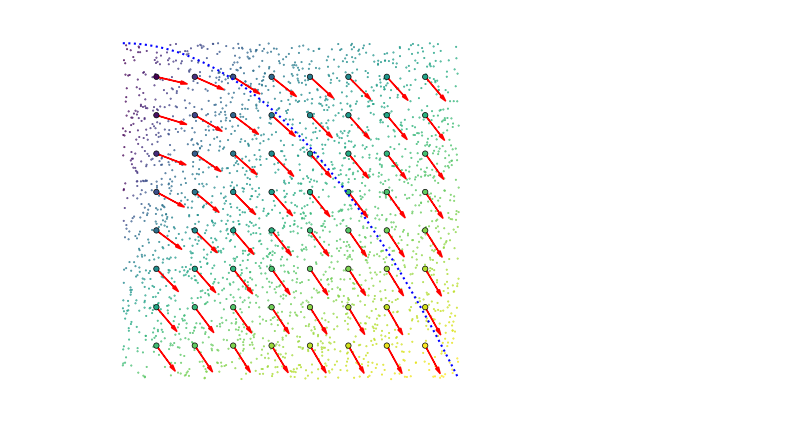
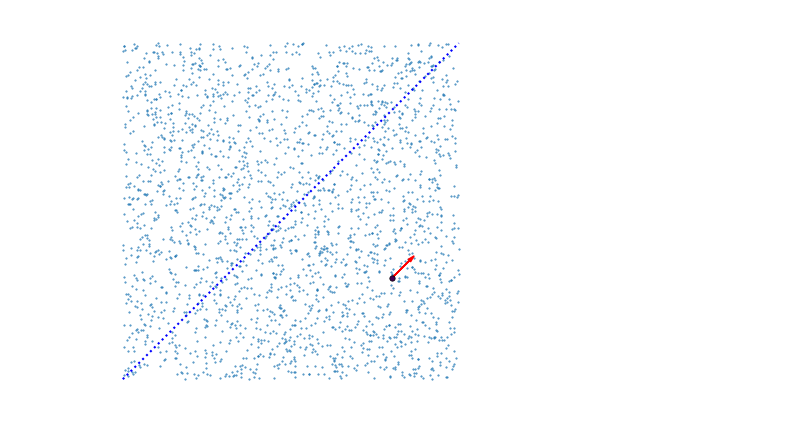
Before and after one commit to TristanSaidi/LLSIR, a Jupyter notebook: llsir.ipynb, the cells around one changed output. Saved outputs shown, nothing was run; the diff lists cells and outputs as text; code cells hidden in the pictures.

```diff
--- a/llsir.ipynb
+++ b/llsir.ipynb
@@ -26,9 +12,12 @@ class gamma:
 # %%
-def quadratic(t):
-    # example curve: quadratic
-    return np.array([t, 1 - t**2])
 
-curve = gamma(quadratic)
+kwargs = {
+    "smooth": False,
+    "smooth_iters": 5,
+    "smooth_alpha": 0.05,
+}
+
+curve = gamma(identity, dict=kwargs)
 
 curve.plot(color='red')
 # %% [output]
@@ -36,67 +25,37 @@ curve.plot(color='red')
 # %%
-# gaussian pdf
-def gaussian_pdf(x, mu, sigma = np.eye(2) * 0.01):
-    d = x.shape[0]
-    coeff = 1 / ((2 * np.pi) ** (d / 2) * np.linalg.det(sigma) ** 0.5)
-    exponent = -0.5 * (x - mu).T @ np.linalg.inv(sigma) @ (x - mu)
-    return coeff * np.exp(exponent)
-
-# create density ratio
-def density_ratio(x, x_0, kde, sigma = np.eye(2) * 0.01):
-    p_x = kde(x)
-    p_gx = gaussian_pdf(x, mu=x_0, sigma=sigma)
-    return p_gx / p_x
+%autoreload 2
 
 # sample uniformly from [0, 1] x [0, 1]
 N = 2500
 x = np.random.rand(N)
 y = np.random.rand(N)
 X = np.vstack((x, y)).T
-# generate Y by projecting X onto curve
-Y = np.array([curve.project(Xi)[1] for Xi in X])
 
 # sample 25 evenly spaced points in [0.1, 0.9]^2 to be test points
-x_0s = np.array([[i, j] for i in np.linspace(0.1, 0.9, 8) for j in np.linspace(0.1, 0.9, 8)])
-# x_0s = np.array([[0.8, 0.3]]) # test point
+x_0s = np.array([[i, j] for i in np.linspace(0.1, 0.9, 6) for j in np.linspace(0.1, 0.9, 6)])
+x_0s = np.array([[0.8, 0.3]]) # test point
 
 
-def LLSIR(X, Y, x_0, epsilon=0.2):
-    # x_0: (n_test, d)
-    kde = gaussian_kde(X.T)
-    vel_estimates = []
-    reg_estimates = []
-    for x_0i in x_0:
-        # get \epsilon neighborhood
-        neighborhood_idx = np.linalg.norm(X - x_0i, axis=1) < epsilon
-        X_neighborhood = X[neighborhood_idx]
-        Y_neighborhood = Y[neighborhood_idx]
+def id(X):
+    return X
 
-        # get density ratio at all points with gaussian centered at x_0i
-        ratios = np.array([density_ratio(Xi, x_0i, kde) for Xi in X_neighborhood])
-        # do density weighted linear regression to estimate tangent
-        # fit linear regression to neighborhood points weighted by density ratio
-        reg = LinearRegression()
-        # ratios are [n, 1], need to flatten to [n,]
-        reg.fit(X_neighborhood, Y_neighborhood, sample_weight=ratios.flatten())
-        # get beta vector
-        beta = reg.coef_
-        # scale beta to unit length
-        beta = beta / np.linalg.norm(beta)
-        vel_estimates.append(beta)
-        # center neighborhood points
-        X_centered = X_neighborhood - x_0i
-        # project centered points onto beta
-        projections = X_centered @ beta
-        # nonparametric regression of projections to Y_neighborhood
-        nonparam_reg = KernelReg(endog=Y_neighborhood, exog=projections, var_type='c')
-        # get fitted values
-        yhat0 = nonparam_reg.fit(np.array([0.0]))[0][0]
-        reg_estimates.append(yhat0)
-    return np.array(vel_estimates), np.array(reg_estimates)
+
+llsir = LLSIR(X, curve, id, epsilon=0.1)
+betas = []
+y_hats = []
+y_trues = []
+for x_0 in x_0s:
+    print(f"Fitting LLSIR at x_0 = {x_0}")
+    beta, y_hat, y_true = llsir.fit(x_0)
+    betas.append(beta)
+    y_hats.append(y_hat)
+    y_trues.append(y_true)
+betas = np.array(betas)
+y_hats = np.array(y_hats)
+
 # test LLSIR
-betas, y_hats = LLSIR(X, Y, x_0s, epsilon=0.1)
 # plot data with color by Y value
-plt.scatter(X[:, 0], X[:, 1], c=Y, cmap='viridis', s=0.2)
+plt.scatter(X[:, 0], X[:, 1], cmap='viridis', s=0.2)
 # make aspect equal
 plt.gca().set_aspect('equal')
 curve.plot(color='blue')
@@ -116 +76 @@ plt.axis('off');
-[figure, old version]
+[figure, new version]
```
Also changed, not shown: parts of 7 cells of this notebook, 4 other files.
